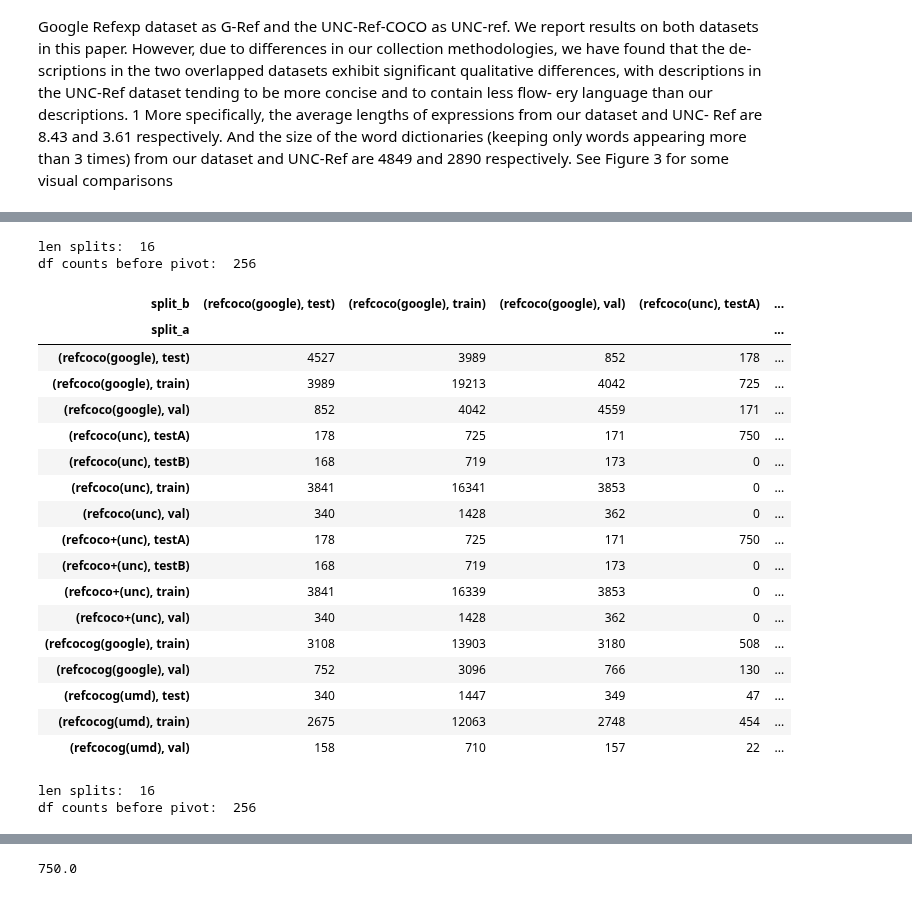
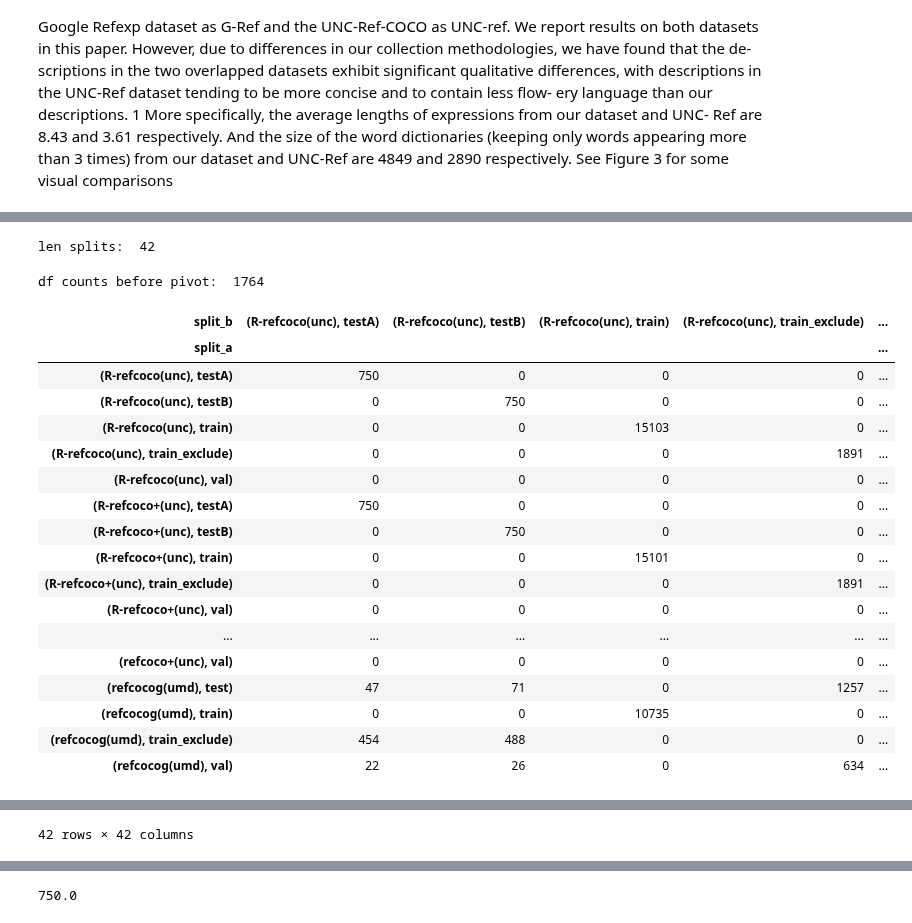
Before and after one commit to GiscardBiamby/cocobetter, a Jupyter notebook: PythonAPI/notebooks/ref_correct/ref_stats.ipynb, the cells around one changed output, grey strips where cells are left out. Drawn from its saved outputs; the diff is of its cells as text; code cells hidden in the pictures.

```diff
--- a/PythonAPI/notebooks/ref_correct/ref_stats.ipynb
+++ b/PythonAPI/notebooks/ref_correct/ref_stats.ipynb
@@ -268,16 +266,14 @@ def show_sentence_counts(coco: COCO, L=3, visualize=True):
 # df_rrefcoco, df_rrefcoco_agg = show_sentence_counts(rref_coco)
 # %%
 VALID_SPLITS = {
-    # "R-refcoco": ["unc"],
-    # "R-refcoco+": ["unc"],
-    # "R-refcocog": ["umd"],
+    "R-refcoco": ["unc"],
+    "R-refcoco+": ["unc"],
+    "R-refcocog": ["umd"],
     # "refclef": ["berkeley", "unc"],
-    "refcoco": ["unc", "google"],
+    "refcoco": ["unc"],  # ["unc", "google"],
     "refcoco+": ["unc"],
-    "refcocog": [
-        "umd",
-        "google",
-    ],  # ["google", "umd"], # google and umd are identical, but have differet train/val/test splits.
+    # refcocog: google and umd are identical, but have differet train/val/test splits.
+    "refcocog": ["umd"],  # ["umd", "google"]
     # "coconegref": ["berkeley"],
     "fprefcoco_v002": ["berkeley"],
     "fprefcoco+_v002": ["berkeley"],
@@ -285,12 +281,15 @@ VALID_SPLITS = {
 }
 
 
-def build_refcoco(refseg_path: Path, dataset_name: str, split_by: str = None) -> COCO:
+def build_refcoco(refseg_path: Path, dataset_name: str, split_by: str = None, suffix: str = "") -> COCO:
     assert dataset_name in VALID_SPLITS, dataset_name
     if split_by is None:
         split_by = VALID_SPLITS[dataset_name][0]
     else:
         assert split_by in VALID_SPLITS[dataset_name]
+    if suffix:
+        assert suffix.startswith("_"), "suffix must start with underscore"
+        split_by = split_by + suffix
     coco = COCO(
         refseg_path / dataset_name / "instances.json",
         is_ref_dataset=True,
@@ -308,7 +307,7 @@ for dataset_name, split_bys in VALID_SPLITS.items():
         print("\n\n")
         print("=" * 220)
         print(f"Dataset: {dataset_name}({split_by})")
-        ref_coco = build_refcoco(REFSEG_DIR, dataset_name, split_by)
+        ref_coco = build_refcoco(REFSEG_DIR, dataset_name, split_by, suffix="_exclude_unified")
         df_meta = get_coco_df(ref_coco)
 
         df_refcoco, df_refcoco_agg, df_ann = show_sentence_counts(
@@ -586,6 +590,7 @@ df_refs[df_refs.dataset.str.startswith("refcoco")].groupby(["dataset", "split"])
 |  | val | 1300 | 2573 | 2573 | 4896 | 4896 | 0 |
 # %%
 from typing import Any
+from tqdm.auto import tqdm
 
 
 def compute_overlap(
@@ -623,55 +628,57 @@ def compute_split_overlaps(df_refs: pd.DataFrame, col: str):
         .reset_index()
         .to_dict(orient="records")
     )
     print("len splits: ", len(splits))
     # display(splits)
 
     # counts
     finished_splits: set[tuple] = set()
     counts = []
-    for split_row in splits:
+    for split_row in tqdm(splits, total=len(splits)):
         for split_col in splits:
             current_split_pair = (
                 split_row["dataset"],
                 split_row["split"],
                 split_col["dataset"],
                 split_col["split"],
             )
             if current_split_pair in finished_splits:
                 print("skipping: ", current_split_pair)
                 continue
             counts.append(compute_overlap(split_row, split_col, df_refs, col))
             finished_splits.add(current_split_pair)
 
     # print("finished: ", finished_splits)
     df = pd.DataFrame(counts)
     # display(df)
     print("df counts before pivot: ", len(df))
     display(df.pivot(index="split_a", columns="split_b", values=f"{col}_overlap"))
+    df_result = df.pivot(index="split_a", columns="split_b", values=f"{col}_overlap")
+
+    return df_result
 
 
-compute_split_overlaps(df_refs[df_refs.dataset.str.startswith("refcoco")], "image_id")
-compute_split_overlaps(df_refs[df_refs.dataset.str.startswith("refcoco")], "ref_id")
+# df_result = compute_split_overlaps(df_refs[df_refs.dataset.str.startswith("refcoco")], "image_id")
+df_result = compute_split_overlaps(df_refs, "image_id")
+# df_result = compute_split_overlaps(df_refs[df_refs.dataset.str.startswith("refcoco")], "ref_id")
 # %% [output]
-len splits:  16
-df counts before pivot:  256
+len splits:  42
+df counts before pivot:  1764
-| split_b | (refcoco(google), test) | (refcoco(google), train) | (refcoco(google), val) | (refcoco(unc), testA) | ... |
+| split_b | (R-refcoco(unc), testA) | (R-refcoco(unc), testB) | (R-refcoco(unc), train) | (R-refcoco(unc), train_exclude) | ... |
 | split_a |  |  |  |  | ... |
-| (refcoco(google), test) | 4527 | 3989 | 852 | 178 | ... |
-| (refcoco(google), train) | 3989 | 19213 | 4042 | 725 | ... |
-| (refcoco(google), val) | 852 | 4042 | 4559 | 171 | ... |
-| (refcoco(unc), testA) | 178 | 725 | 171 | 750 | ... |
-| (refcoco(unc), testB) | 168 | 719 | 173 | 0 | ... |
-| (refcoco(unc), train) | 3841 | 16341 | 3853 | 0 | ... |
-| (refcoco(unc), val) | 340 | 1428 | 362 | 0 | ... |
-| (refcoco+(unc), testA) | 178 | 725 | 171 | 750 | ... |
-| (refcoco+(unc), testB) | 168 | 719 | 173 | 0 | ... |
-| (refcoco+(unc), train) | 3841 | 16339 | 3853 | 0 | ... |
-| (refcoco+(unc), val) | 340 | 1428 | 362 | 0 | ... |
-| (refcocog(google), train) | 3108 | 13903 | 3180 | 508 | ... |
-| (refcocog(google), val) | 752 | 3096 | 766 | 130 | ... |
-| (refcocog(umd), test) | 340 | 1447 | 349 | 47 | ... |
-| (refcocog(umd), train) | 2675 | 12063 | 2748 | 454 | ... |
-| (refcocog(umd), val) | 158 | 710 | 157 | 22 | ... |
+| (R-refcoco(unc), testA) | 750 | 0 | 0 | 0 | ... |
+| (R-refcoco(unc), testB) | 0 | 750 | 0 | 0 | ... |
+| (R-refcoco(unc), train) | 0 | 0 | 15103 | 0 | ... |
+| (R-refcoco(unc), train_exclude) | 0 | 0 | 0 | 1891 | ... |
+| (R-refcoco(unc), val) | 0 | 0 | 0 | 0 | ... |
+| (R-refcoco+(unc), testA) | 750 | 0 | 0 | 0 | ... |
+| (R-refcoco+(unc), testB) | 0 | 750 | 0 | 0 | ... |
+| (R-refcoco+(unc), train) | 0 | 0 | 15101 | 0 | ... |
+| (R-refcoco+(unc), train_exclude) | 0 | 0 | 0 | 1891 | ... |
+| (R-refcoco+(unc), val) | 0 | 0 | 0 | 0 | ... |
+| ... | ... | ... | ... | ... | ... |
+| (refcoco+(unc), val) | 0 | 0 | 0 | 0 | ... |
+| (refcocog(umd), test) | 47 | 71 | 0 | 1257 | ... |
+| (refcocog(umd), train) | 0 | 0 | 10735 | 0 | ... |
+| (refcocog(umd), train_exclude) | 454 | 488 | 0 | 0 | ... |
+| (refcocog(umd), val) | 22 | 26 | 0 | 634 | ... |
-len splits:  16
-df counts before pivot:  256
@@ -695,0 +685 @@ df counts before pivot:  256
+42 rows × 42 columns
```
Also changed, not shown: parts of 12 cells of this notebook, 1 other file.
